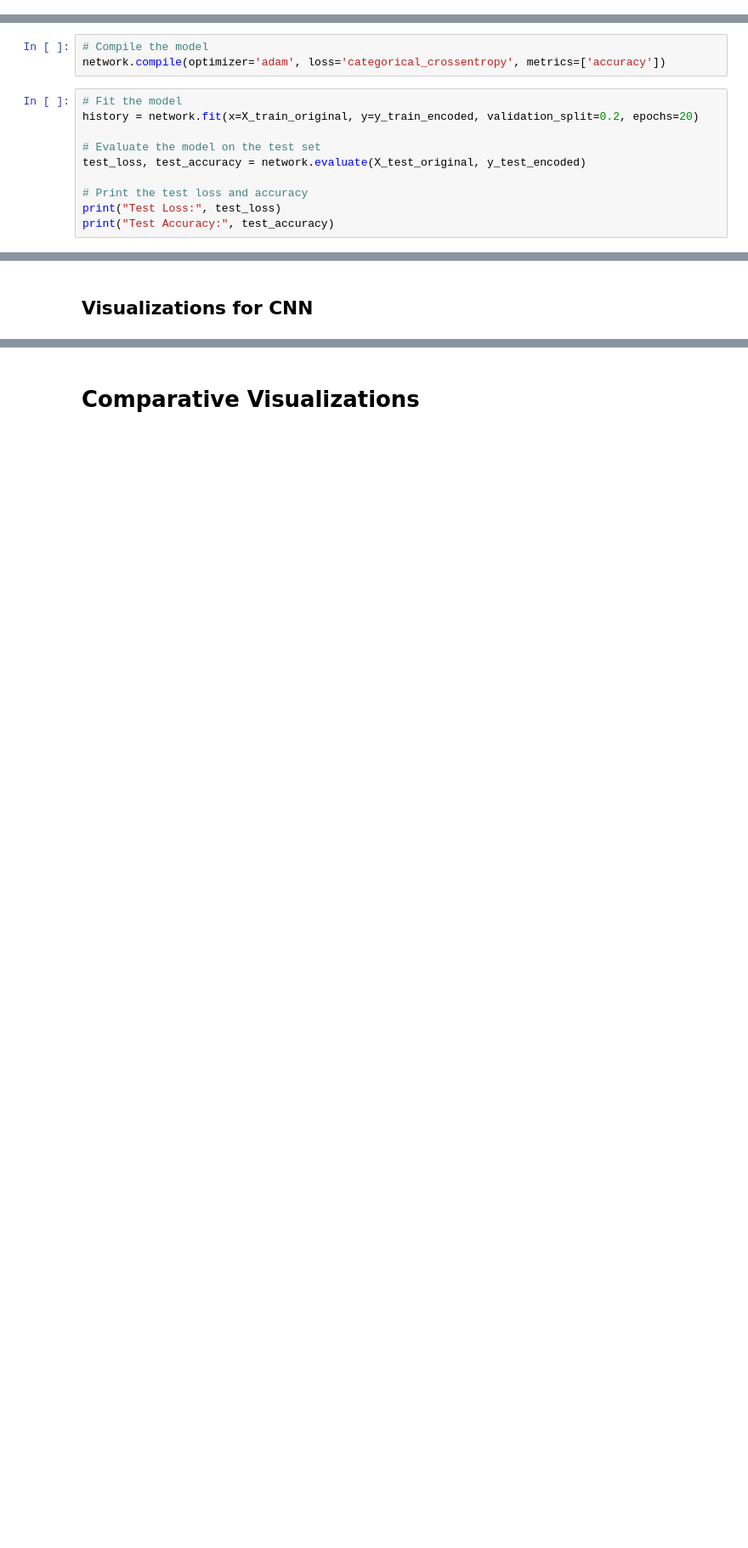
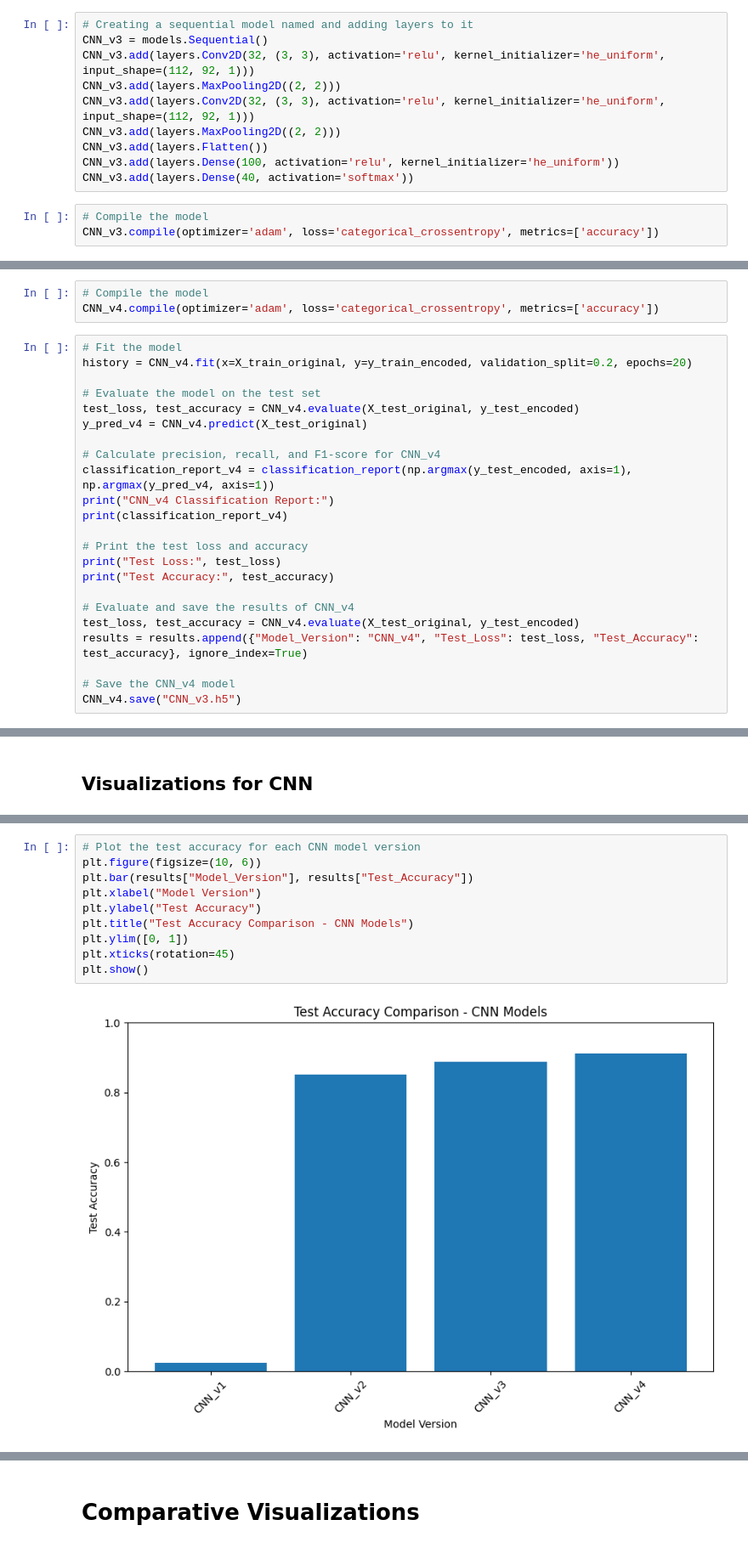
Before and after one commit to drainlm/Facial-Recognition, a Jupyter notebook: Project4.ipynb, the cells around one changed output, grey strips where cells are left out. Shown at 85% size. Drawn from its saved outputs; the diff is of its cells as text; blank space fills up the shorter version.

```diff
--- a/Project4.ipynb
+++ b/Project4.ipynb
@@ -353,0 +452,13 @@ y_test_encoded = to_categorical(y_test_encoded)
+# %%
+# Creating a sequential model named and adding layers to it
+CNN_v3 = models.Sequential()
+CNN_v3.add(layers.Conv2D(32, (3, 3), activation='relu', kernel_initializer='he_uniform', input_shape=(112, 92, 1)))
+CNN_v3.add(layers.MaxPooling2D((2, 2)))
+CNN_v3.add(layers.Conv2D(32, (3, 3), activation='relu', kernel_initializer='he_uniform', input_shape=(112, 92, 1)))
+CNN_v3.add(layers.MaxPooling2D((2, 2)))
+CNN_v3.add(layers.Flatten())
+CNN_v3.add(layers.Dense(100, activation='relu', kernel_initializer='he_uniform'))
+CNN_v3.add(layers.Dense(40, activation='softmax'))
+# %%
+# Compile the model
+CNN_v3.compile(optimizer='adam', loss='categorical_crossentropy', metrics=['accuracy'])
@@ -366,15 +521,28 @@ network.add(layers.Dense(40, activation='softmax'))
 # %%
 # Compile the model
-network.compile(optimizer='adam', loss='categorical_crossentropy', metrics=['accuracy'])
+CNN_v4.compile(optimizer='adam', loss='categorical_crossentropy', metrics=['accuracy'])
 # %%
 # Fit the model
-history = network.fit(x=X_train_original, y=y_train_encoded, validation_split=0.2, epochs=20)
+history = CNN_v4.fit(x=X_train_original, y=y_train_encoded, validation_split=0.2, epochs=20)
 
 # Evaluate the model on the test set
-test_loss, test_accuracy = network.evaluate(X_test_original, y_test_encoded)
+test_loss, test_accuracy = CNN_v4.evaluate(X_test_original, y_test_encoded)
+y_pred_v4 = CNN_v4.predict(X_test_original)
+
+# Calculate precision, recall, and F1-score for CNN_v4
+classification_report_v4 = classification_report(np.argmax(y_test_encoded, axis=1), np.argmax(y_pred_v4, axis=1))
+print("CNN_v4 Classification Report:")
+print(classification_report_v4)
 
 # Print the test loss and accuracy
 print("Test Loss:", test_loss)
 print("Test Accuracy:", test_accuracy)
+
+# Evaluate and save the results of CNN_v4
+test_loss, test_accuracy = CNN_v4.evaluate(X_test_original, y_test_encoded)
+results = results.append({"Model_Version": "CNN_v4", "Test_Loss": test_loss, "Test_Accuracy": test_accuracy}, ignore_index=True)
+
+# Save the CNN_v4 model
+CNN_v4.save("CNN_v3.h5")
 # %% [output]
 Epoch 1/20
@@ -429,0 +576,12 @@ plt.show()
+# %%
+# Plot the test accuracy for each CNN model version
+plt.figure(figsize=(10, 6))
+plt.bar(results["Model_Version"], results["Test_Accuracy"])
+plt.xlabel("Model Version")
+plt.ylabel("Test Accuracy")
+plt.title("Test Accuracy Comparison - CNN Models")
+plt.ylim([0, 1])
+plt.xticks(rotation=45)
+plt.show()
+# %% [output]
+[figure, added]
```
Also changed, not shown: parts of 43 cells of this notebook.
